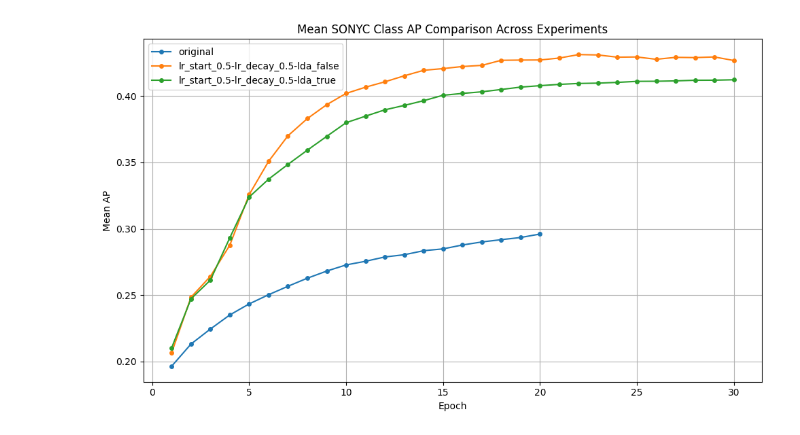
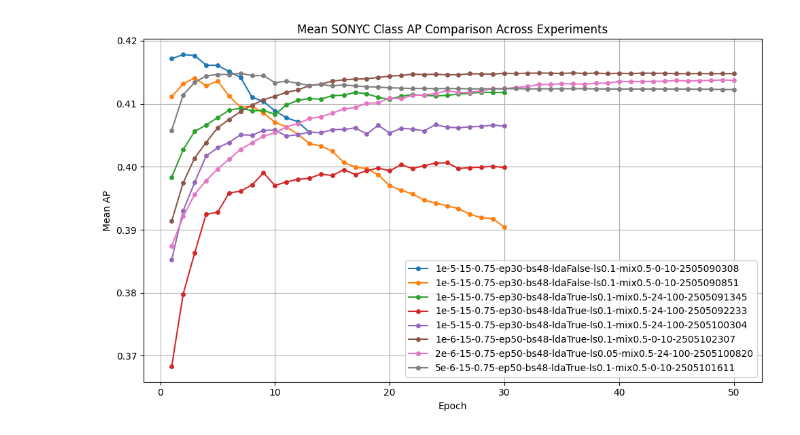
Before and after one commit to chat-prompt/whisper-at, a Jupyter notebook: notebook/training_stat_viewer.ipynb, the cells around one changed output. Saved outputs shown, nothing was run; the diff lists cells and outputs as text; code cells hidden in the pictures.

```diff
--- a/notebook/training_stat_viewer.ipynb
+++ b/notebook/training_stat_viewer.ipynb
@@ -174,10 +174,10 @@ def plot_sonyc_ap_stats_all(exp_dir):
         print(f'Class {idx}: {ap:.4f}')
 # %%
 # exp 디렉토리 경로
-exp_base_dir = '/home/taemyung_heo/workspace/github/whisper-at/src/whisper_at_train/exp'
+exp_base_dir = '/mnt/ssd_disk/github/whisper-at/src/whisper_at_train/exp'
 
 # 모든 실험 디렉토리 목록 가져오기
-exp_dirs = sorted(glob.glob(f'{exp_base_dir}/sonyc-ft-*'),
+exp_dirs = sorted(glob.glob(f'{exp_base_dir}/combined-ft-*'),
                  key=lambda x: Path(x).name)
 
 # 디렉토리 이름만 추출
@@ -186,7 +186,7 @@ exp_dir_names = [Path(d).name for d in exp_dirs]
 print("Available experiment directories:")
 for dir_name in exp_dirs:
     print(f"- {dir_name}")
-    plot_sonyc_ap_stats_all(dir_name)
+    plot_sonyc_ap_stats(dir_name)
     print("="*80)
 # %% [output]
 Available experiment directories:
@@ -276,21 +268,16 @@ def plot_multiple_experiments(exp_dirs, exp_names):
     plt.tight_layout()
     plt.show()
 # %%
-exp_base_dir = '/home/taemyung_heo/workspace/github/whisper-at/src/whisper_at_train/exp'
+exp_base_dir = '/mnt/ssd_disk/github/whisper-at/src/whisper_at_train/exp'
 
 # 모든 실험 디렉토리 목록 가져오기
-exp_dirs = sorted(glob.glob(f'{exp_base_dir}/sonyc-ft-*'),
+exp_dirs = sorted(glob.glob(f'{exp_base_dir}/combined-ft-*'),
                  key=lambda x: Path(x).name)
 
 # 디렉토리 이름만 추출
 exp_dir_names = [Path(d).name for d in exp_dirs]
-
-exp_names = [
-    "original",
-    "lr_start_0.5-lr_decay_0.5-lda_false",
-    "lr_start_0.5-lr_decay_0.5-lda_true",
-]
+exp_names = [s.split("/")[-1].replace("combined-ft-audioset_sonyc-whisper-high-lw_tr_1_8-large-v1-", "") for s in exp_dir_names]
 
 plot_multiple_experiments(exp_dirs, exp_names)
 # %% [output]
-[figure, old version]
+[figure, new version]
```
Also changed, not shown: parts of 1 cell of this notebook, 25 other files.
